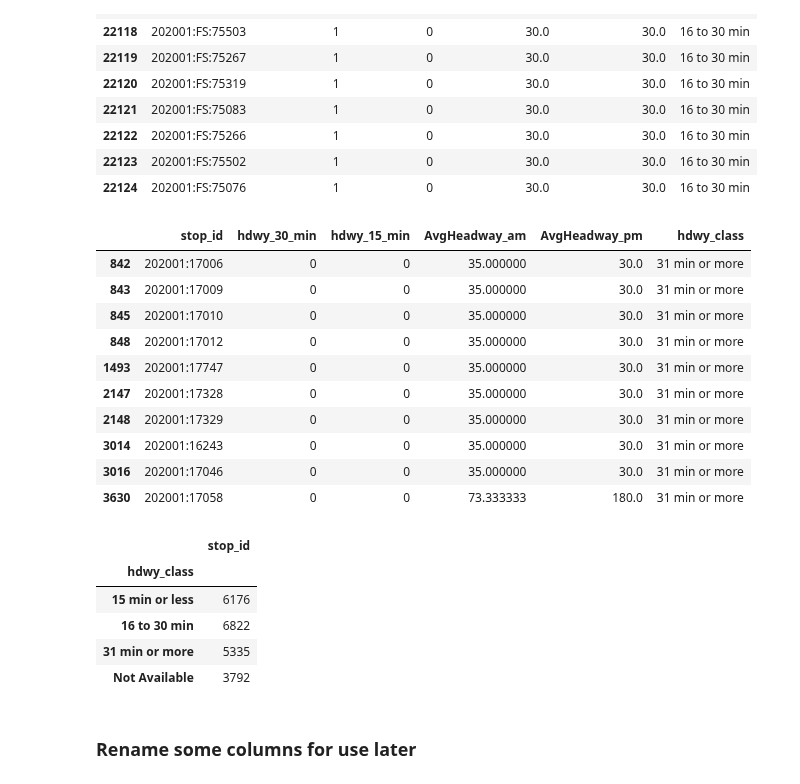
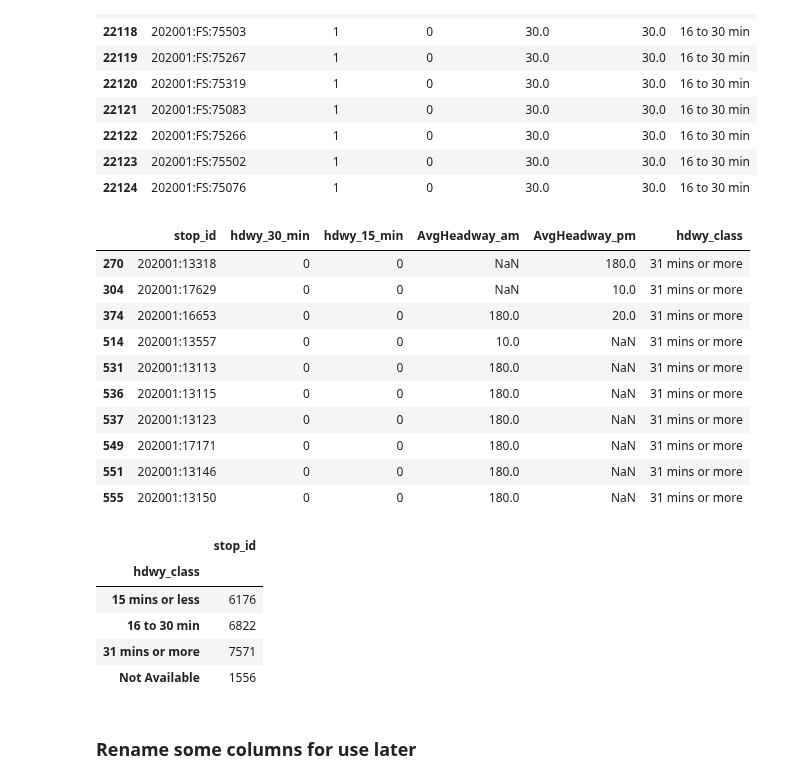
Before and after one commit to BayAreaMetro/Spatial-Analysis-Mapping-Projects, a Jupyter notebook: Project-Documentation/Plan-Bay-Area-2050-Transit-Data/gtfs_transit_stops_processing.ipynb, the cells around one changed output. Cells and saved outputs as stored; diff of their text form; code cells hidden in the pictures.

```diff
--- a/Project-Documentation/Plan-Bay-Area-2050-Transit-Data/gtfs_transit_stops_processing.ipynb
+++ b/Project-Documentation/Plan-Bay-Area-2050-Transit-Data/gtfs_transit_stops_processing.ipynb
@@ -232,18 +252,15 @@ stops_15_30_min_peak_sdf.tail(5)
 # %%
 def headway_class(df):
     if df['hdwy_15_min'] == 1:
-        return '15 min or less'
+        return '15 mins or less'
     elif df['hdwy_30_min'] == 1:
         return '16 to 30 min'
+    elif (df['rte_count_am'] >= 1) | (df['rte_count_pm'] >= 1):
+        return '31 mins or more'
     else:
         return 'Not Available'
 # %%
 stops_15_30_min_peak_sdf['hdwy_class'] = stops_15_30_min_peak_sdf.apply(headway_class,axis=1)
-# %%
-stops_15_30_min_peak_sdf['hdwy_class'] = np.where(
-    ((stops_15_30_min_peak_sdf['hdwy_class'] == 'Not Available') &
-     (stops_15_30_min_peak_sdf['AvgHeadway_am'] >=30) &
-     (stops_15_30_min_peak_sdf['AvgHeadway_pm'] >=30)),'31 min or more',stops_15_30_min_peak_sdf['hdwy_class'])
 # %% [markdown]
 ### Inspect headway class column
 # %%
@@ -287,31 +304,31 @@ stops_15_30_min_peak_sdf[['stop_id',
 # %%
 stops_15_30_min_peak_sdf[['stop_id',
                           'hdwy_30_min',
                           'hdwy_15_min',
                           'AvgHeadway_am',
                           'AvgHeadway_pm',
-                          'hdwy_class']][stops_15_30_min_peak_sdf['hdwy_class'] == '31 min or more'].head(10)
+                          'hdwy_class']][stops_15_30_min_peak_sdf['hdwy_class'] == '31 mins or more'].head(10)
 # %% [output]
 |  | stop_id | hdwy_30_min | hdwy_15_min | AvgHeadway_am | AvgHeadway_pm | hdwy_class |
-| 842 | 202001:17006 | 0 | 0 | 35.000000 | 30.0 | 31 min or more |
-| 843 | 202001:17009 | 0 | 0 | 35.000000 | 30.0 | 31 min or more |
-| 845 | 202001:17010 | 0 | 0 | 35.000000 | 30.0 | 31 min or more |
-| 848 | 202001:17012 | 0 | 0 | 35.000000 | 30.0 | 31 min or more |
-| 1493 | 202001:17747 | 0 | 0 | 35.000000 | 30.0 | 31 min or more |
-| 2147 | 202001:17328 | 0 | 0 | 35.000000 | 30.0 | 31 min or more |
-| 2148 | 202001:17329 | 0 | 0 | 35.000000 | 30.0 | 31 min or more |
-| 3014 | 202001:16243 | 0 | 0 | 35.000000 | 30.0 | 31 min or more |
-| 3016 | 202001:17046 | 0 | 0 | 35.000000 | 30.0 | 31 min or more |
-| 3630 | 202001:17058 | 0 | 0 | 73.333333 | 180.0 | 31 min or more |
+| 270 | 202001:13318 | 0 | 0 | NaN | 180.0 | 31 mins or more |
+| 304 | 202001:17629 | 0 | 0 | NaN | 10.0 | 31 mins or more |
+| 374 | 202001:16653 | 0 | 0 | 180.0 | 20.0 | 31 mins or more |
+| 514 | 202001:13557 | 0 | 0 | 10.0 | NaN | 31 mins or more |
+| 531 | 202001:13113 | 0 | 0 | 180.0 | NaN | 31 mins or more |
+| 536 | 202001:13115 | 0 | 0 | 180.0 | NaN | 31 mins or more |
+| 537 | 202001:13123 | 0 | 0 | 180.0 | NaN | 31 mins or more |
+| 549 | 202001:17171 | 0 | 0 | 180.0 | NaN | 31 mins or more |
+| 551 | 202001:13146 | 0 | 0 | 180.0 | NaN | 31 mins or more |
+| 555 | 202001:13150 | 0 | 0 | 180.0 | NaN | 31 mins or more |
 # %%
 stops_15_30_min_peak_sdf[['stop_id','hdwy_class']].groupby('hdwy_class').agg('count')
 # %% [output]
 |  | stop_id |
 | hdwy_class |  |
-| 15 min or less | 6176 |
+| 15 mins or less | 6176 |
 | 16 to 30 min | 6822 |
-| 31 min or more | 5335 |
-| Not Available | 3792 |
+| 31 mins or more | 7571 |
+| Not Available | 1556 |
 # %% [markdown]
 ### Rename some columns for use later
 # %%
```
Also changed, not shown: parts of 36 cells of this notebook.
